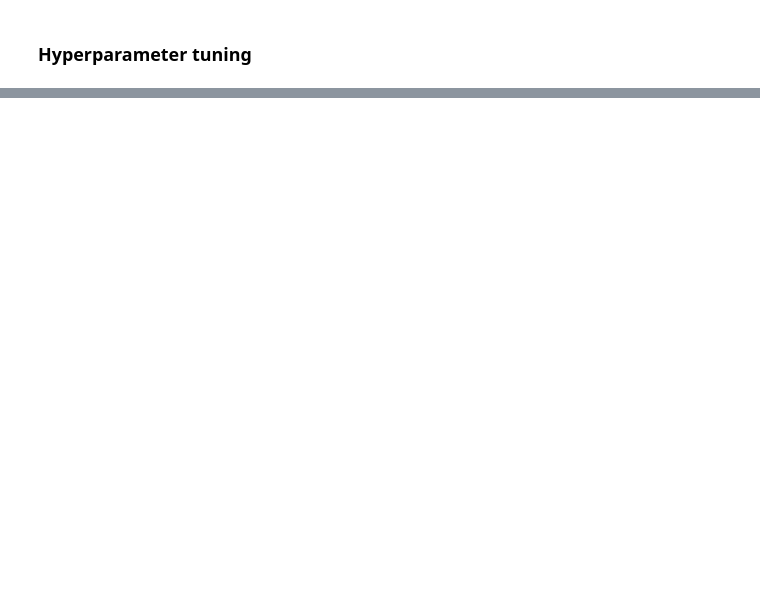
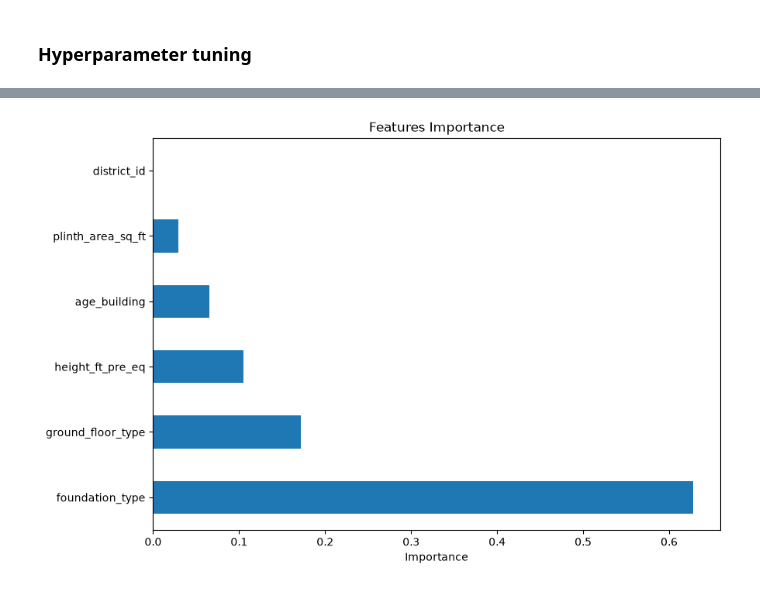
Before and after one commit to G-Gakii/Earthquake_damage_in_nepal_prediction, a Jupyter notebook: notebook/03_decision_tree.ipynb, the cells around one changed output, grey strips where cells are left out. Cells and saved outputs as stored; diff of their text form; code cells hidden in the pictures; blank space fills up the shorter version.

Commit message:
decision tree

```diff
--- a/notebook/03_decision_tree.ipynb
+++ b/notebook/03_decision_tree.ipynb
@@ -235,0 +260,14 @@ Baseline Accuracy: 0.6406
+# %%
+best_depth=list(depths)[val_accuracies.index(max(val_accuracies))]
+
+fig,ax=plt.subplots(figsize=(10,6))
+ax.plot(depths,train_accuracies,'o-',label="Training Accuracy",color='blue')
+ax.plot(depths,val_accuracies,'o-',label="validation accuracy",color="orange")
+ax.axhline(y=baseline_acc,color='red',linestyle='--',label='Baseline')
+ax.axvline(x=best_depth,color="green",linestyle="--",label=f"Best Depth = {best_depth}")
+ax.set_xlabel('Max Depth')
+ax.set_ylabel("Accuracy")
+ax.set_title("Validation Curve:Decision Tree Max Depth")
+ax.legend()
+ax.grid(True,alpha=0.3)
+plt.show()
@@ -235,0 +278,14 @@ Baseline Accuracy: 0.6406
+# %%
+final_model=Pipeline([
+    ("encoder",OrdinalEncoder()),
+    ("model",DecisionTreeClassifier(max_depth=best_depth,random_state=42))
+])
+
+final_model.fit(X_train_val,y_train_val)
+test_acc=accuracy_score(y_test,model.predict(X_test))
+
+print(f"\nFinal Model Performance:")
+print(f"Training Accuracy: {accuracy_score(y_train, final_model.predict(X_train)):.4f}")
+print(f"Validation Accuracy: {accuracy_score(y_val, final_model.predict(X_val)):.4f}")
+print(f"Test Accuracy: {test_acc:.4f}")
+print(f"Baseline Accuracy: {baseline_acc:.4f}")
@@ -235,0 +301,6 @@ Baseline Accuracy: 0.6406
+# %%
+importances=final_model.named_steps['model'].feature_importances_
+feature_names=final_model.named_steps['encoder'].get_feature_names_out()
+
+feature_importance=pd.Series(importances,index=feature_names).sort_values(ascending=False)
+feature_importance
@@ -235,0 +315,9 @@ Baseline Accuracy: 0.6406
+# %%
+fig,ax=plt.subplots(figsize=(9,6))
+feature_importance.plot(kind="barh",ax=ax)
+ax.set_xlabel('Importance')
+ax.set_title("Features Importance")
+plt.tight_layout()
+plt.show()
+# %% [output]
+[figure, added]
```
Also changed, not shown: parts of 12 cells of this notebook, 4 other files.
